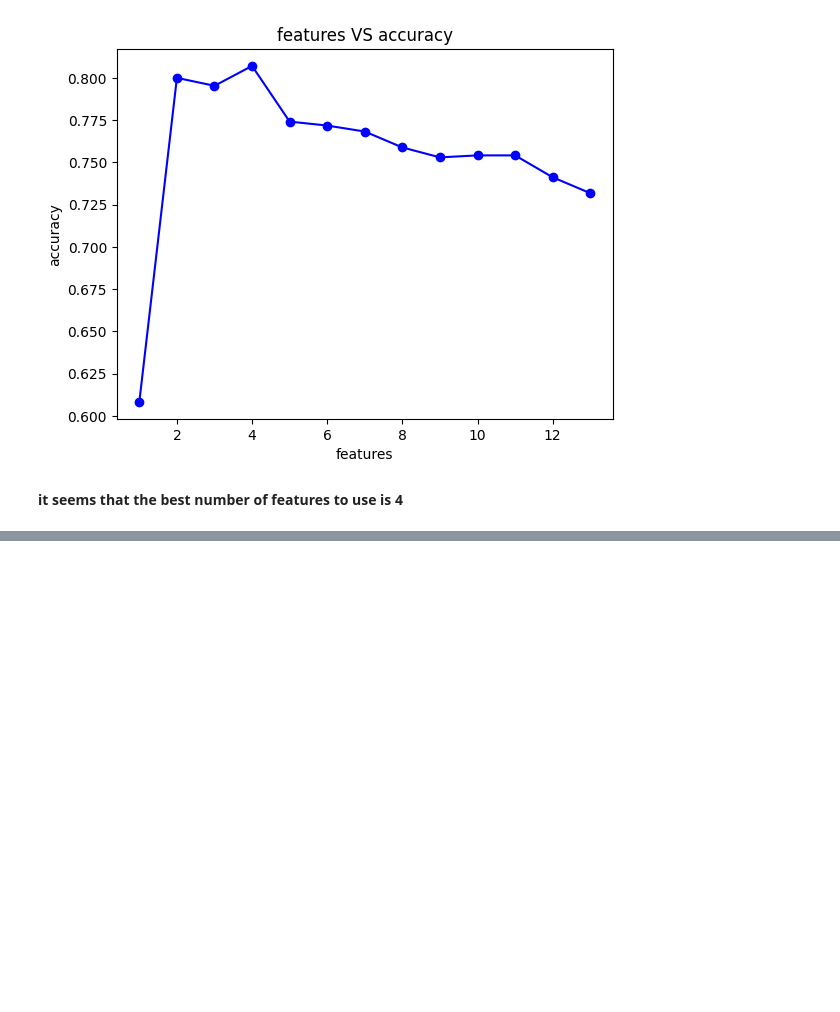
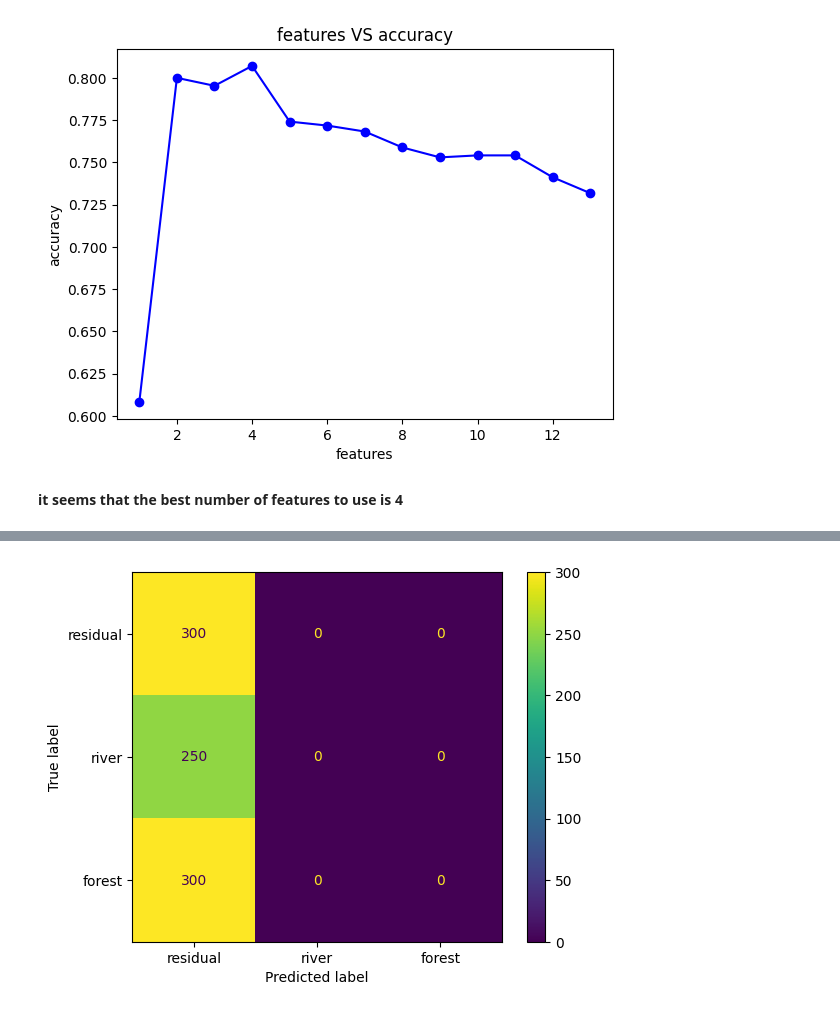
Before and after one commit to norhanreda/satellite-imagery-labs, a Jupyter notebook: lab3 - Image Classification/Image Classification.ipynb, the cells around one changed output, grey strips where cells are left out. Cells and saved outputs as stored; diff of their text form; code cells hidden in the pictures; blank space fills up the shorter version.

```diff
--- a/lab3 - Image Classification/Image Classification.ipynb
+++ b/lab3 - Image Classification/Image Classification.ipynb
@@ -758,0 +911,15 @@ Range: (0.00, 0.25)
+# %%
+def get_Class_Priors(train_residual_data,train_forest_data,train_river_data):
+  total_len = train_forest_data.shape[0] + train_residual_data.shape[0] + train_river_data.shape[0]
+  p_residual =  train_residual_data.shape[0]/total_len
+  p_river =  train_river_data.shape[0]/total_len
+  p_forest = train_forest_data.shape[0]/total_len
+
+  return p_residual,p_river,p_forest
+
+p_residual,p_river,p_forest = get_Class_Priors(train_residual_data,train_forest_data,train_river_data)
+print("p_residual: ",p_residual)
+print("p_river: ",p_river)
+print("p_forest: ",p_forest)
+
+print("sum prob: ",p_forest+p_residual+p_river)
@@ -758,0 +961,61 @@ Range: (0.00, 0.25)
+# %%
+true = []
+predicted =[]
+
+for data,label in zip(test_data,test_labels):
+
+        # # Example usage: classify a new image
+        # new_image = io.imread("D:/Astudy/fourth year/second term/satellite imagery/dataset/EuroSATallBands/EuroSATallBands/ds/images/remote_sensing/otherDatasets/sentinel_2/tif/River/River_1.tif")
+        # new_features = extract_hog_features(new_image[:,:,1:4])
+
+        # Calculate likelihood under each Gaussian component
+        likelihoods = gmm.predict_proba([data])[0]
+
+        # Classify based on maximum likelihood
+        predicted_class = np.argmax(likelihoods)
+
+        # print("Predicted class:", predicted_class)
+        if predicted_class == 0:
+            predicted.append("residual")
+        elif predicted_class == 1:
+            predicted.append("river")
+
+        elif predicted_class == 2:
+            predicted.append("forest")
+
+        true.append(label)
+
+labels = ["residual","river","forest"]
+
+def model_evaluation(y_true,y_predicted,labels):
+
+    cm = confusion_matrix(y_true, y_predicted, labels=labels)
+
+    cm_display = ConfusionMatrixDisplay(confusion_matrix = cm, display_labels = labels)
+    cm_display.plot()
+    plt.show()
+    accuracy = accuracy_score(y_true, y_predicted)
+
+
+    f1_scores = f1_score(y_true, y_predicted, labels=labels, average=None)
+
+
+    avg_f1_score = np.mean(f1_scores)
+
+
+    results = {
+        'Confusion Matrix': cm,
+        'Accuracy': accuracy,
+        'Average F1 Score': avg_f1_score,
+        'F1 Scores': dict(zip(labels, f1_scores))
+    }
+
+    return results
+
+
+model_eval = model_evaluation(true,predicted,labels)
+print(model_eval)
+print(true)
+print(predicted)
+# %% [output]
+[figure, added]
```
Also changed, not shown: parts of 18 cells of this notebook.
